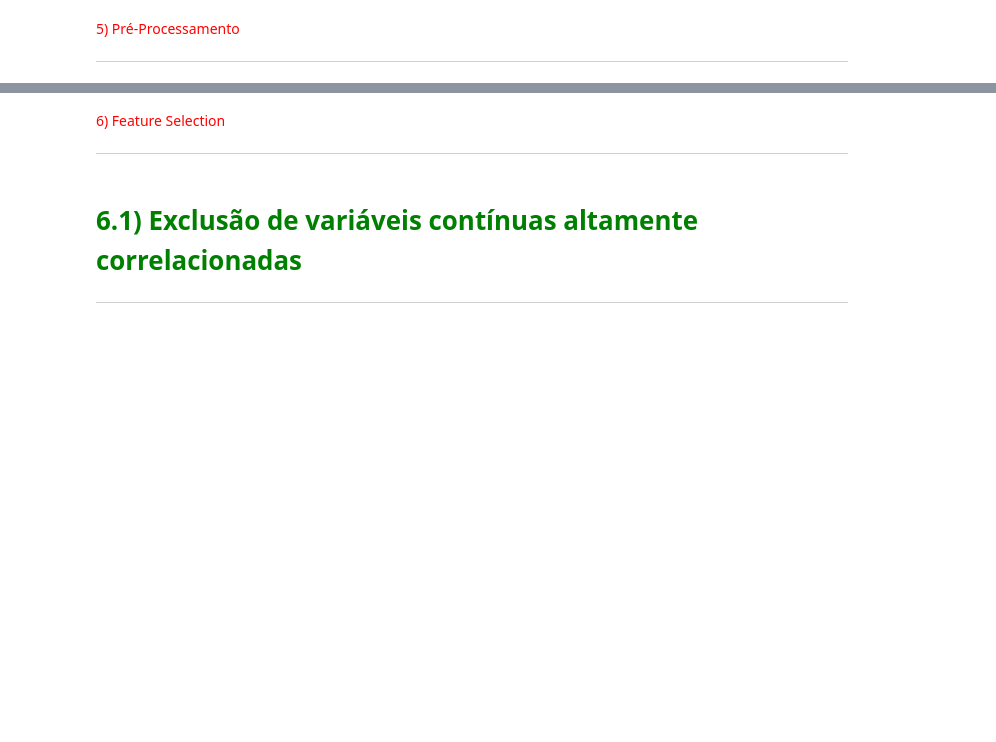
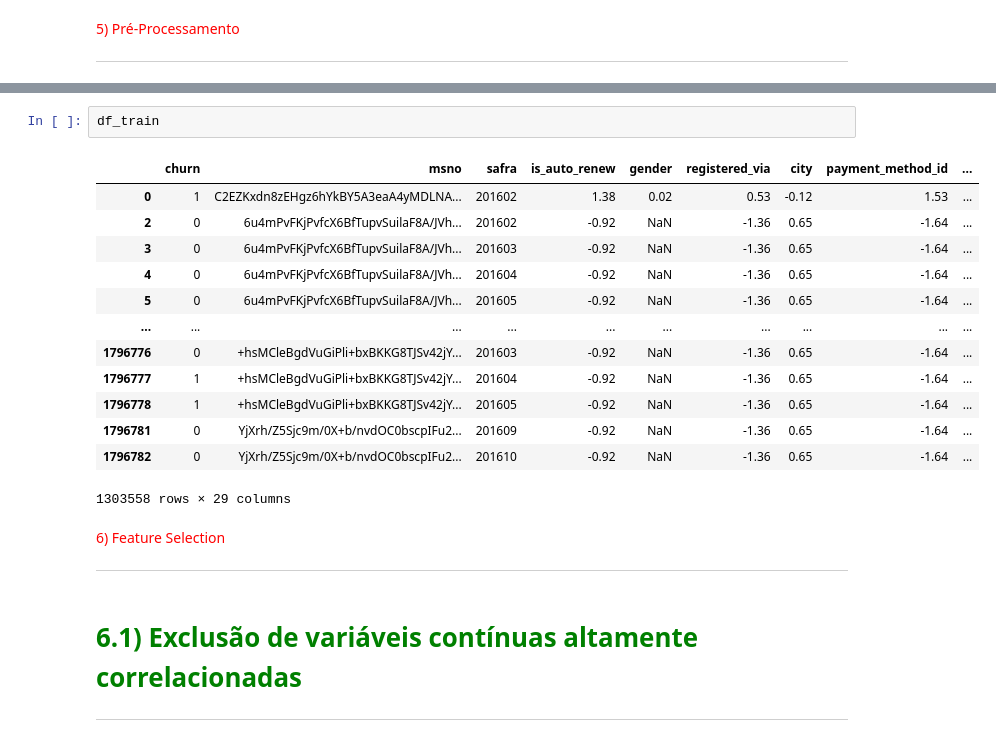
Before and after one commit to leonardovargas10/Case_Data_Master, a Jupyter notebook: Case_Data_Master.ipynb, the cells around one changed output, grey strips where cells are left out. Saved outputs shown, nothing was run; the diff lists cells and outputs as text; blank space fills up the shorter version.

```diff
--- a/Case_Data_Master.ipynb
+++ b/Case_Data_Master.ipynb
@@ -1509,3 +1738,19 @@ for col in df_eda_categoricas[variaveis_categoricas].columns:
+# %%
+df_train
+# %% [output]
+|  | churn | msno | safra | is_auto_renew | gender | registered_via | city | payment_method_id | ... |
+| 0 | 1 | C2EZKxdn8zEHgz6hYkBY5A3eaA4yMDLNA... | 201602 | 1.38 | 0.02 | 0.53 | -0.12 | 1.53 | ... |
+| 2 | 0 | 6u4mPvFKjPvfcX6BfTupvSuilaF8A/JVh... | 201602 | -0.92 | NaN | -1.36 | 0.65 | -1.64 | ... |
+| 3 | 0 | 6u4mPvFKjPvfcX6BfTupvSuilaF8A/JVh... | 201603 | -0.92 | NaN | -1.36 | 0.65 | -1.64 | ... |
+| 4 | 0 | 6u4mPvFKjPvfcX6BfTupvSuilaF8A/JVh... | 201604 | -0.92 | NaN | -1.36 | 0.65 | -1.64 | ... |
+| 5 | 0 | 6u4mPvFKjPvfcX6BfTupvSuilaF8A/JVh... | 201605 | -0.92 | NaN | -1.36 | 0.65 | -1.64 | ... |
+| ... | ... | ... | ... | ... | ... | ... | ... | ... | ... |
+| 1796776 | 0 | +hsMCleBgdVuGiPli+bxBKKG8TJSv42jY... | 201603 | -0.92 | NaN | -1.36 | 0.65 | -1.64 | ... |
+| 1796777 | 1 | +hsMCleBgdVuGiPli+bxBKKG8TJSv42jY... | 201604 | -0.92 | NaN | -1.36 | 0.65 | -1.64 | ... |
+| 1796778 | 1 | +hsMCleBgdVuGiPli+bxBKKG8TJSv42jY... | 201605 | -0.92 | NaN | -1.36 | 0.65 | -1.64 | ... |
+| 1796781 | 0 | YjXrh/Z5Sjc9m/0X+b/nvdOC0bscpIFu2... | 201609 | -0.92 | NaN | -1.36 | 0.65 | -1.64 | ... |
+| 1796782 | 0 | YjXrh/Z5Sjc9m/0X+b/nvdOC0bscpIFu2... | 201610 | -0.92 | NaN | -1.36 | 0.65 | -1.64 | ... |
+1303558 rows × 29 columns
 # %% [markdown]
 <font color='red' style='font-size: 40px;'> 6)  Feature Selection </font>
 <hr style='border: 2px solid red;'>
```
Also changed, not shown: parts of 48 cells of this notebook.
